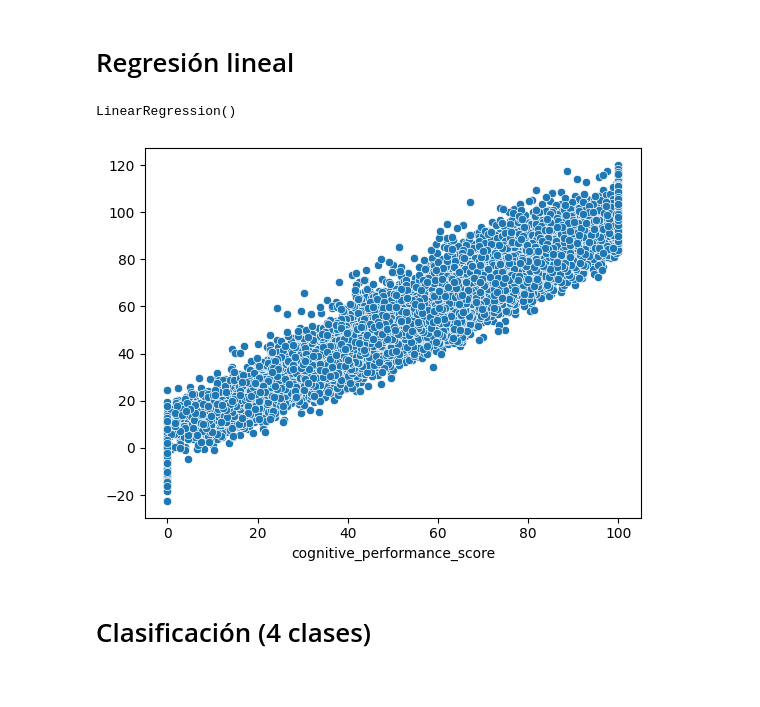
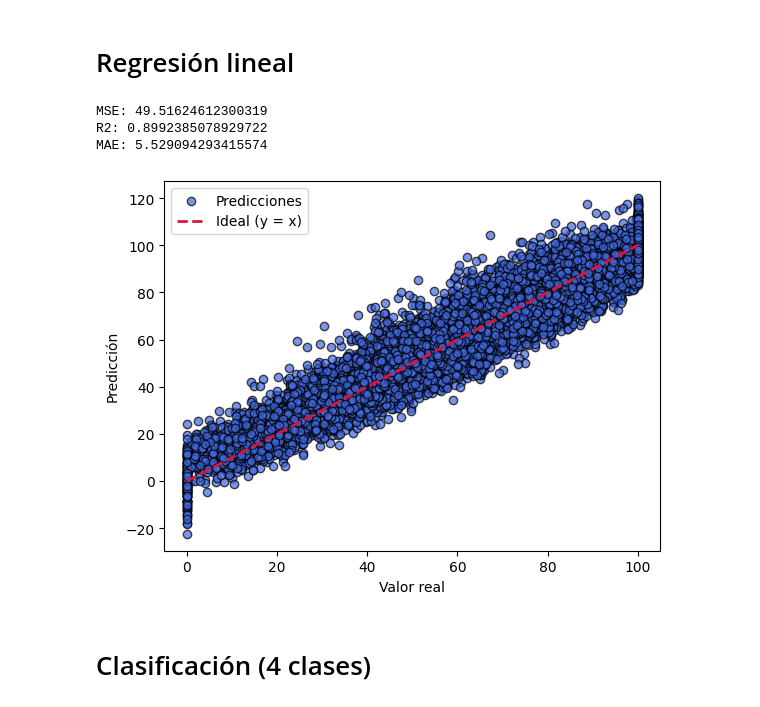
Before and after one commit to cinna-vk/iaa-pia, a Jupyter notebook: PIA_IAA.ipynb, the cells around one changed output. Cells and saved outputs as stored; diff of their text form; code cells hidden in the pictures.

```diff
--- a/PIA_IAA.ipynb
+++ b/PIA_IAA.ipynb
@@ -200,5 +200,5 @@ X_train, X_test, y_train, y_test = train_test_split(X, y_reg, test_size=0.2, ran
 from sklearn.linear_model import LinearRegression
 lin_model = LinearRegression()
 lin_model.fit(X_train, y_train)
+
+y_pred = lin_model.predict(X_test)
-# %% [output]
-LinearRegression()
@@ -207,8 +205,26 @@ y_pred = lin_model.predict(X_test)
-# %%
-sns.scatterplot(x=y_test, y=y_pred)
-plt.show()
-# %% [output]
-[figure, removed]
+# %%
+from sklearn.metrics import mean_squared_error, r2_score, mean_absolute_error, classification_report
+
+mse = mean_squared_error(y_test, y_pred)
+r2 = r2_score(y_test, y_pred)
+mae = mean_absolute_error(y_test, y_pred)
+
+print(f'MSE: {mse}')
+print(f'R2: {r2}')
+print(f'MAE: {mae}')
+
+plt.scatter(y_test, y_pred, color="royalblue", alpha=0.7, edgecolor="k", label="Predicciones")
+plt.plot([y_test.min(), y_test.max()], [y_test.min(), y_test.max()],
+         color="crimson", lw=2, linestyle="--", label="Ideal (y = x)")
+plt.xlabel("Valor real")
+plt.ylabel("Predicción")
+plt.legend()
+plt.show()
+# %% [output]
+MSE: 49.51624612300319
+R2: 0.8992385078929722
+MAE: 5.529094293415574
+[figure, added]
 # %% [markdown]
 # Clasificación (4 clases)
 # %%
```
Also changed, not shown: parts of 1 cell of this notebook.
